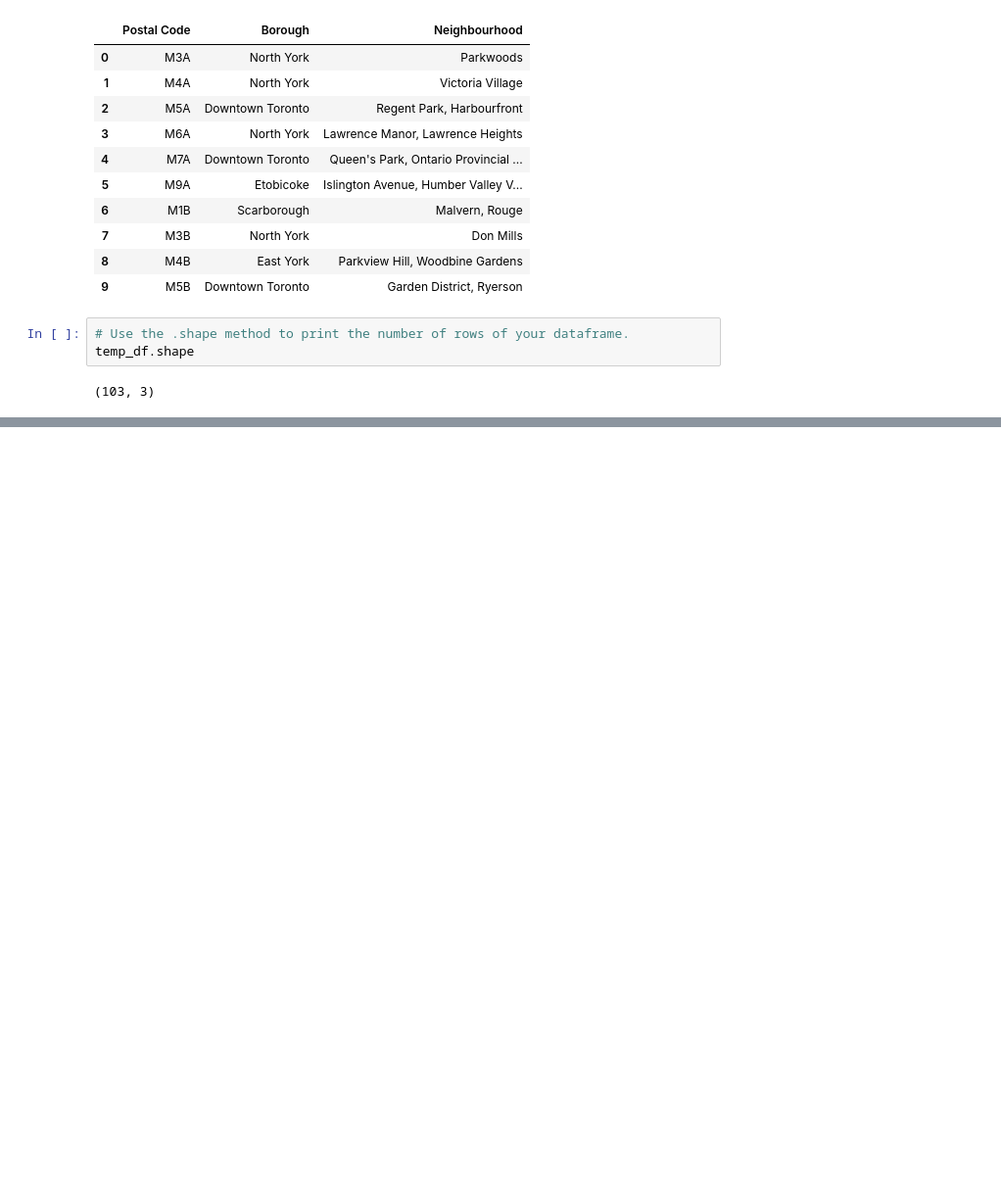
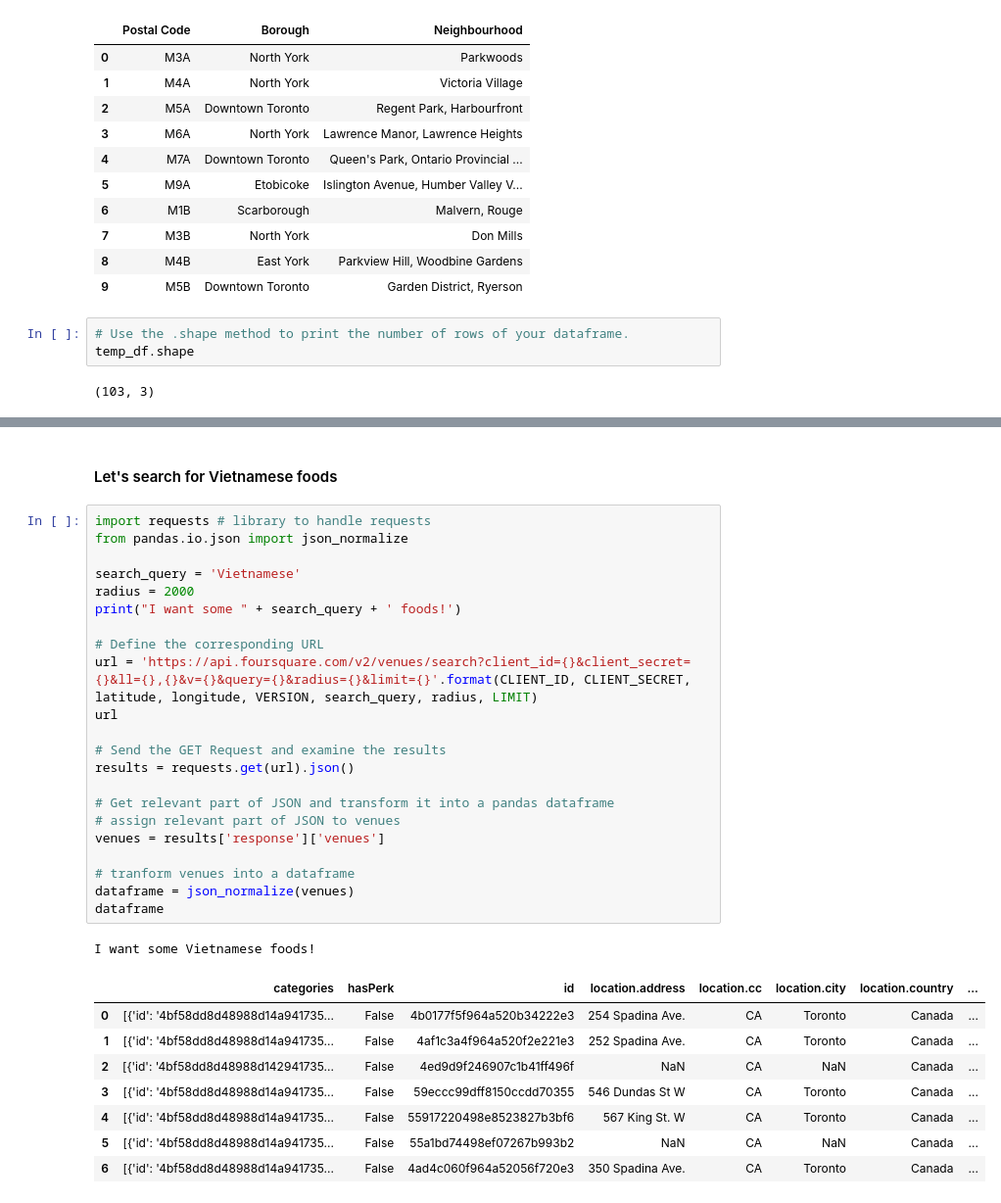
Before and after one commit to nguyenlinhvn512/Capstone-Project, a Jupyter notebook: Segmenting and Clustering Neighborhoods in Toronto.ipynb, the cells around one changed output, grey strips where cells are left out. Shown at 98% size. Cells and saved outputs as stored; diff of their text form; blank space fills up the shorter version.

```diff
--- a/Segmenting and Clustering Neighborhoods in Toronto.ipynb
+++ b/Segmenting and Clustering Neighborhoods in Toronto.ipynb
@@ -74,0 +168,34 @@ temp_df.shape
+# %% [markdown]
+#### Let's search for Vietnamese foods
+# %%
+import requests # library to handle requests
+from pandas.io.json import json_normalize
+
+search_query = 'Vietnamese'
+radius = 2000
+print("I want some " + search_query + ' foods!')
+
+# Define the corresponding URL
+url = 'https://api.foursquare.com/v2/venues/search?client_id={}&client_secret={}&ll={},{}&v={}&query={}&radius={}&limit={}'.format(CLIENT_ID, CLIENT_SECRET, latitude, longitude, VERSION, search_query, radius, LIMIT)
+url
+
+# Send the GET Request and examine the results
+results = requests.get(url).json()
+
+# Get relevant part of JSON and transform it into a pandas dataframe
+# assign relevant part of JSON to venues
+venues = results['response']['venues']
+
+# tranform venues into a dataframe
+dataframe = json_normalize(venues)
+dataframe
+# %% [output]
+I want some Vietnamese foods!
+|  | categories | hasPerk | id | location.address | location.cc | location.city | location.country | ... |
+| 0 | [{'id': '4bf58dd8d48988d14a941735... | False | 4b0177f5f964a520b34222e3 | 254 Spadina Ave. | CA | Toronto | Canada | ... |
+| 1 | [{'id': '4bf58dd8d48988d14a941735... | False | 4af1c3a4f964a520f2e221e3 | 252 Spadina Ave. | CA | Toronto | Canada | ... |
+| 2 | [{'id': '4bf58dd8d48988d142941735... | False | 4ed9d9f246907c1b41ff496f | NaN | CA | NaN | Canada | ... |
+| 3 | [{'id': '4bf58dd8d48988d14a941735... | False | 59eccc99dff8150ccdd70355 | 546 Dundas St W | CA | Toronto | Canada | ... |
+| 4 | [{'id': '4bf58dd8d48988d14a941735... | False | 55917220498e8523827b3bf6 | 567 King St. W | CA | Toronto | Canada | ... |
+| 5 | [{'id': '4bf58dd8d48988d14a941735... | False | 55a1bd74498ef07267b993b2 | NaN | CA | NaN | Canada | ... |
+| 6 | [{'id': '4bf58dd8d48988d14a941735... | False | 4ad4c060f964a52056f720e3 | 350 Spadina Ave. | CA | Toronto | Canada | ... |
```
Also changed, not shown: parts of 31 cells of this notebook.
